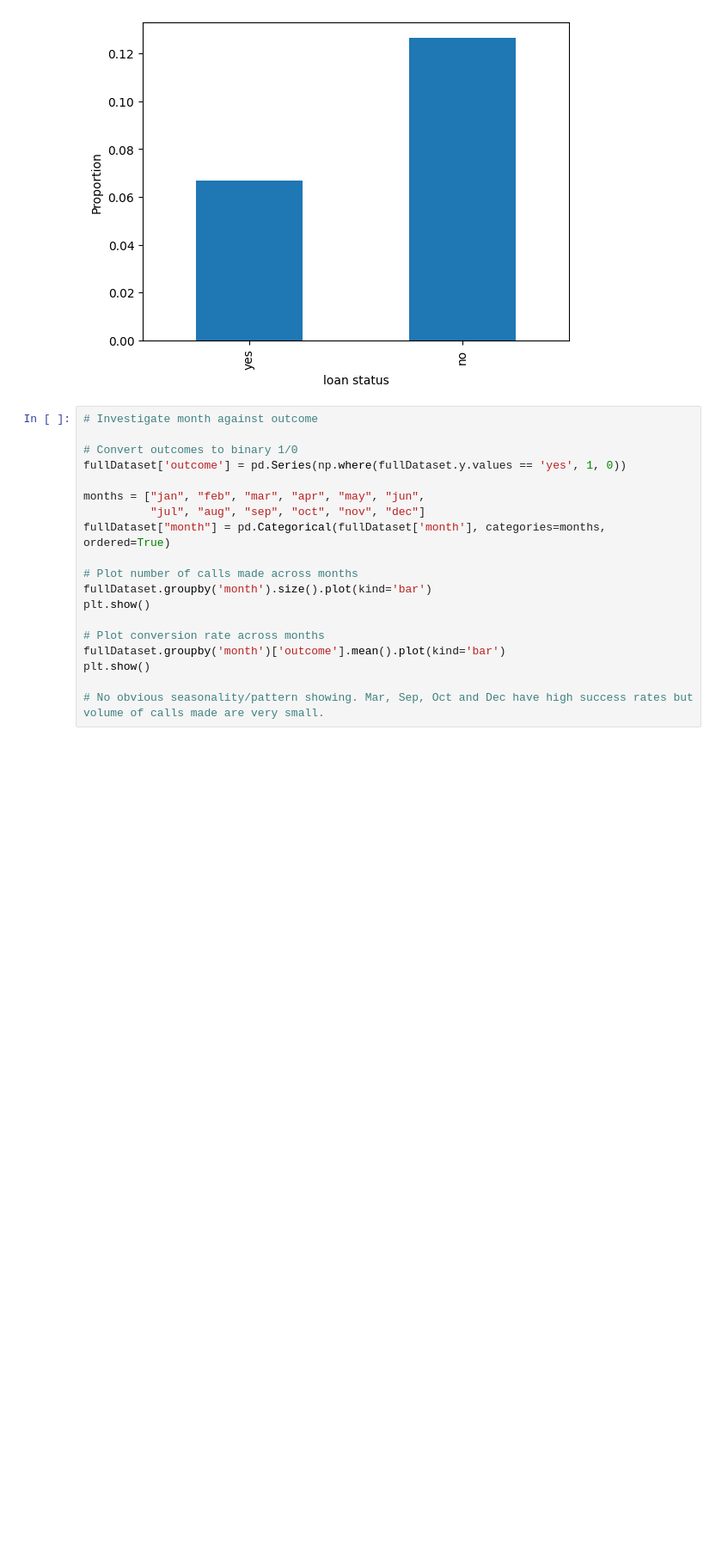
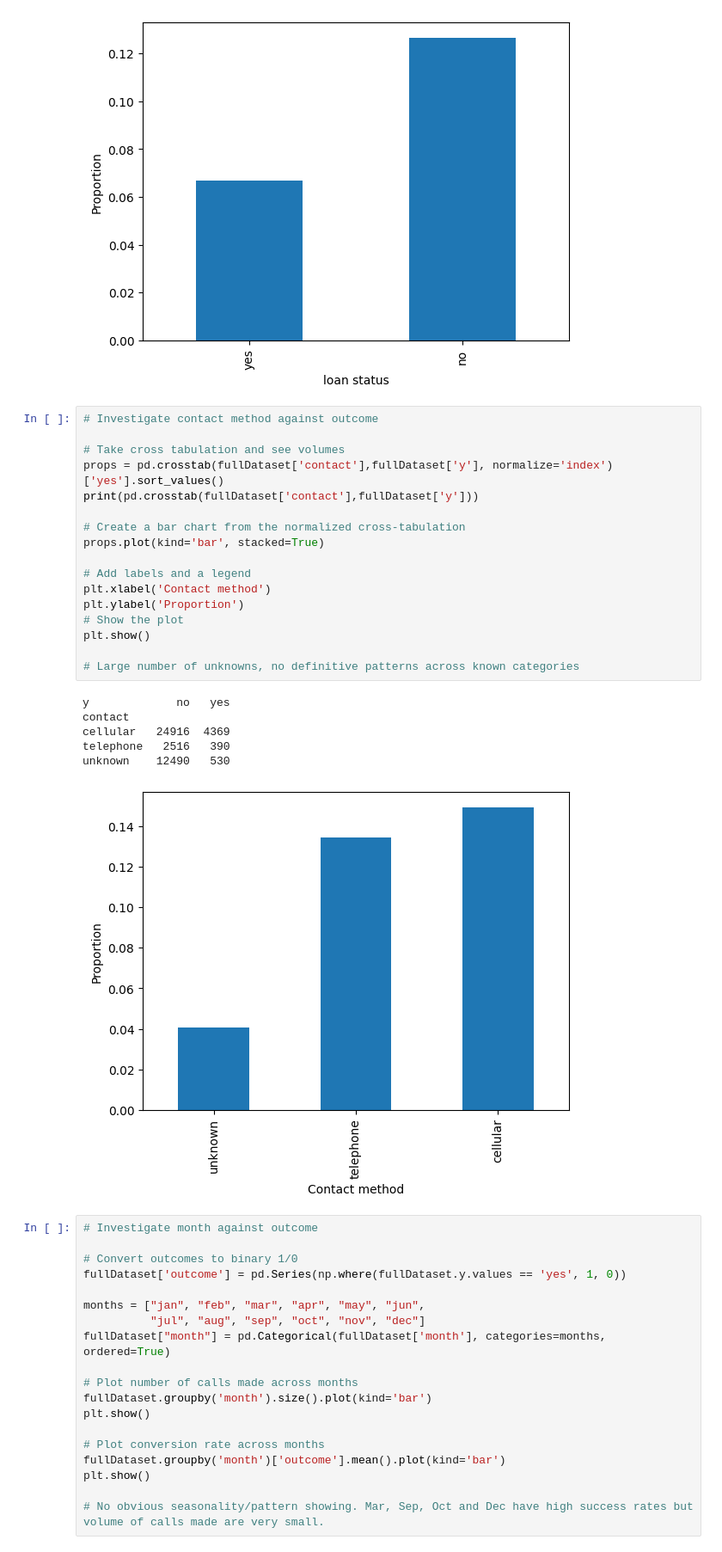
Before and after one commit to rayhanahmed0121/bank_marketing_analysis, a Jupyter notebook: EDA.ipynb, the cells around one changed output. Shown at 86% size. Drawn from its saved outputs; the diff is of its cells as text; blank space fills up the shorter version.

Commit message:
Add contact method analysis

```diff
--- a/EDA.ipynb
+++ b/EDA.ipynb
@@ -409,6 +409,30 @@ loan
 no    33162  4805
 yes    6760   484
 [figure]
+# %%
+# Investigate contact method against outcome
+
+# Take cross tabulation and see volumes
+props = pd.crosstab(fullDataset['contact'],fullDataset['y'], normalize='index')['yes'].sort_values()
+print(pd.crosstab(fullDataset['contact'],fullDataset['y']))
+
+# Create a bar chart from the normalized cross-tabulation
+props.plot(kind='bar', stacked=True)
+
+# Add labels and a legend
+plt.xlabel('Contact method')
+plt.ylabel('Proportion')
+# Show the plot
+plt.show()
+
+# Large number of unknowns, no definitive patterns across known categories
+# %% [output]
+y             no   yes
+contact
+cellular   24916  4369
+telephone   2516   390
+unknown    12490   530
+[figure, added]
 # %%
 # Investigate month against outcome
 
```
